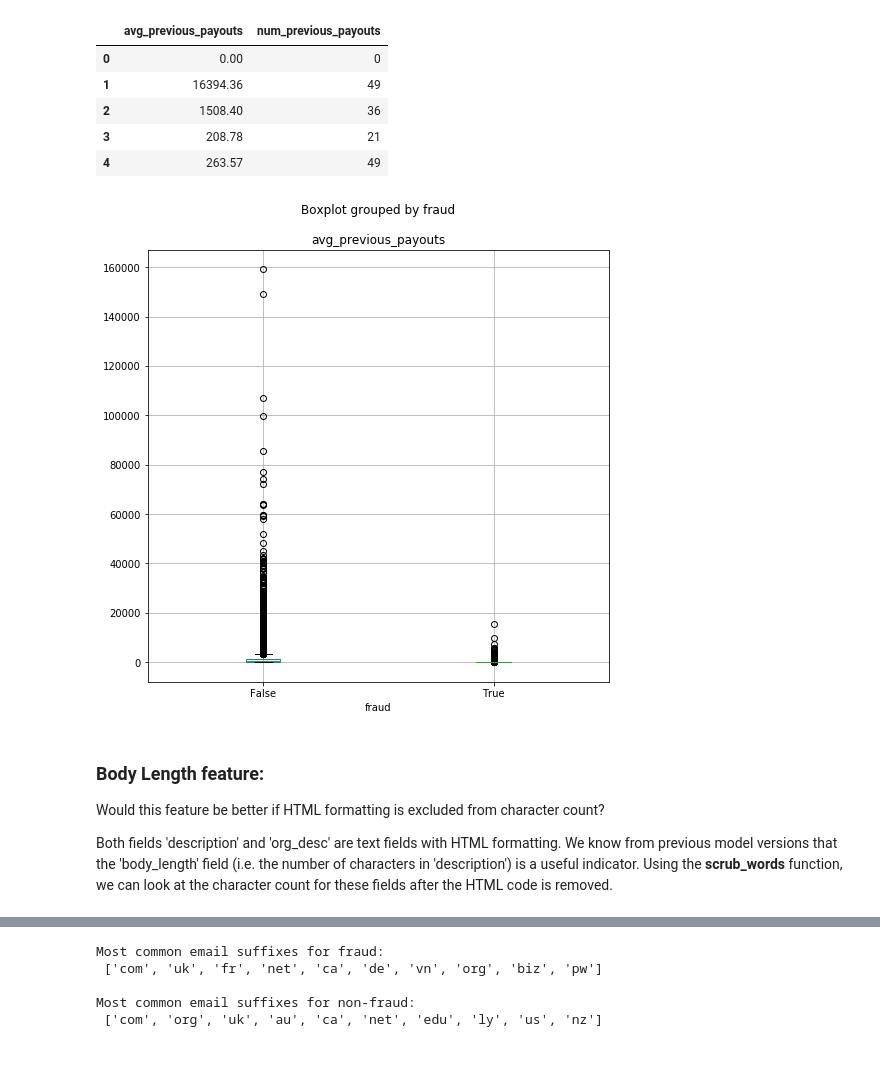
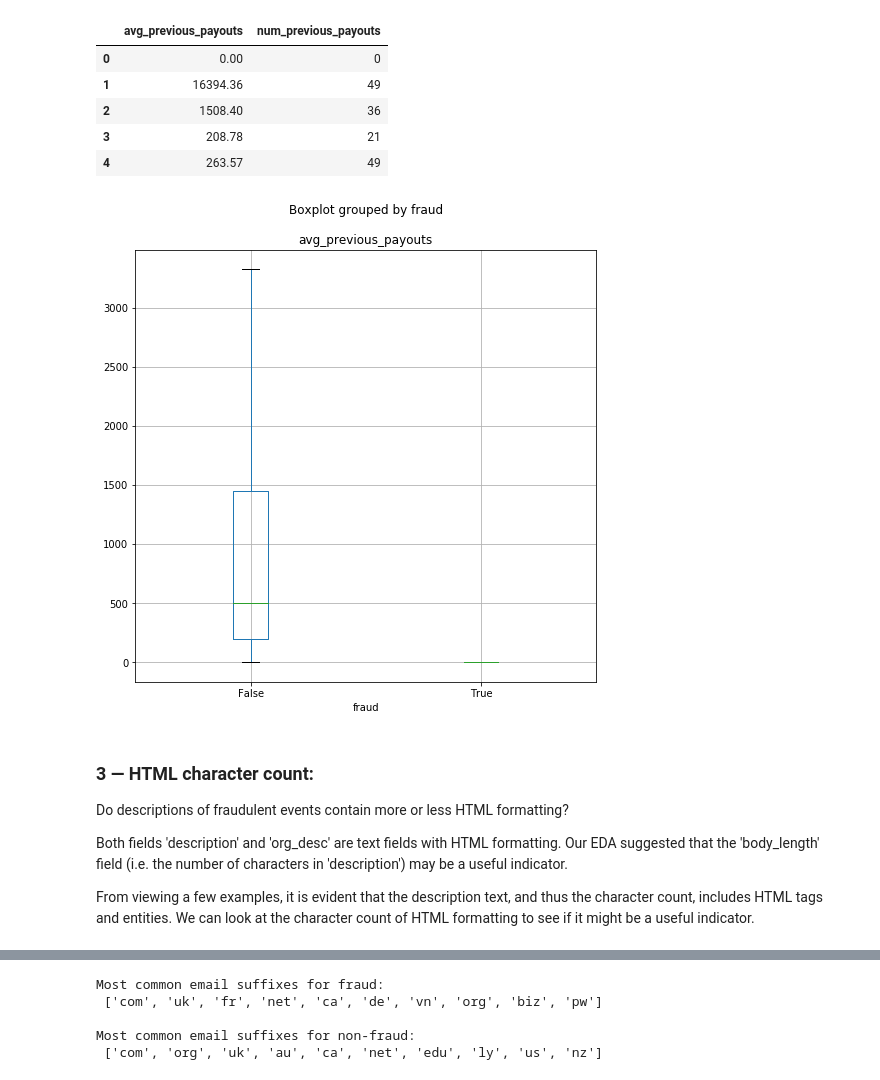
Before and after one commit to kellystroh/Fraud_Detection_Classifier, a Jupyter notebook: feature_engineering.ipynb, the cells around one changed output, grey strips where cells are left out. Drawn from its saved outputs; the diff is of its cells as text; code cells hidden in the pictures.

Commit message:
create functions py file for easy use of functions created in other notebooks; add commentary to feat_eng notebook; rename plots notebook; fix bug in process_df.py

```diff
--- a/feature_engineering.ipynb
+++ b/feature_engineering.ipynb
@@ -272,0 +21,4 @@ previous_payouts(data)
+# %%
+data = pd.read_csv("data/raw_data.csv", index_col=0)
+target = pd.read_csv('data/target.csv', index_col=0)
+data['fraud'] = target['fraud']
@@ -280,11 +222,13 @@ data[["avg_previous_payouts", "num_previous_payouts"]].head()
 | 3 | 208.78 | 21 |
 | 4 | 263.57 | 49 |
 # %%
-data.boxplot(column=['avg_previous_payouts'], by='fraud', figsize=(8,8), showfliers=True);
+data.boxplot(column=['avg_previous_payouts'], by='fraud', figsize=(8,8), showfliers=False);
 # %% [output]
-[figure, old version]
+[figure, new version]
 # %% [markdown]
-### Body Length feature:
-Would this feature be better if HTML formatting is excluded from character count?
+### 3 — HTML character count:
+Do descriptions of fraudulent events contain more or less HTML formatting?
 
-Both fields 'description' and 'org_desc' are text fields with HTML formatting. We know from previous model versions that the 'body_length' field (i.e. the number of characters in 'description') is a useful indicator. Using the **scrub_words** function, we can look at the character count for these fields after the HTML code is removed.
+Both fields 'description' and 'org_desc' are text fields with HTML formatting. Our EDA suggested that the 'body_length' field (i.e. the number of characters in 'description') may be a useful indicator.
+
+From viewing a few examples, it is evident that the description text, and thus the character count, includes HTML tags and entities. We can look at the character count of HTML formatting to see if it might be a useful indicator.
```
Also changed, not shown: parts of 60 cells of this notebook, 3 other files.
